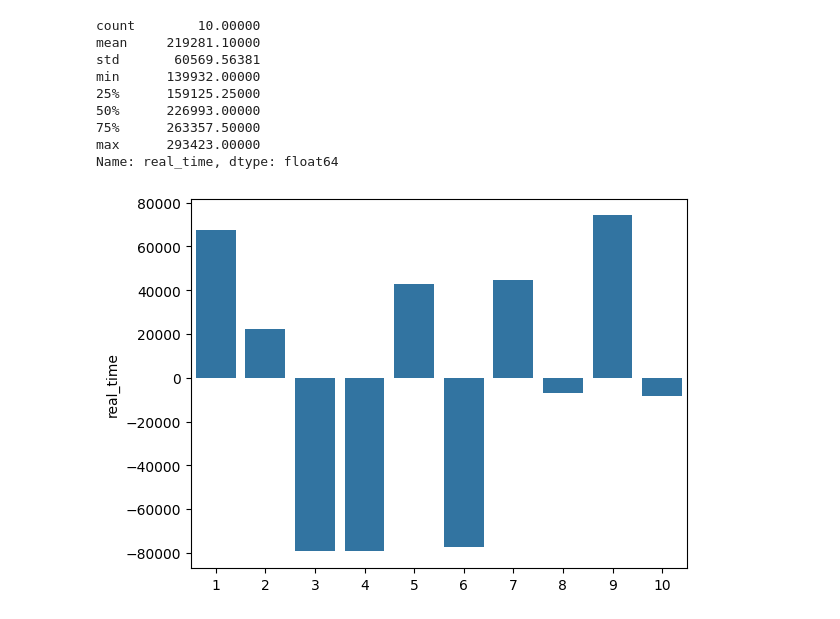
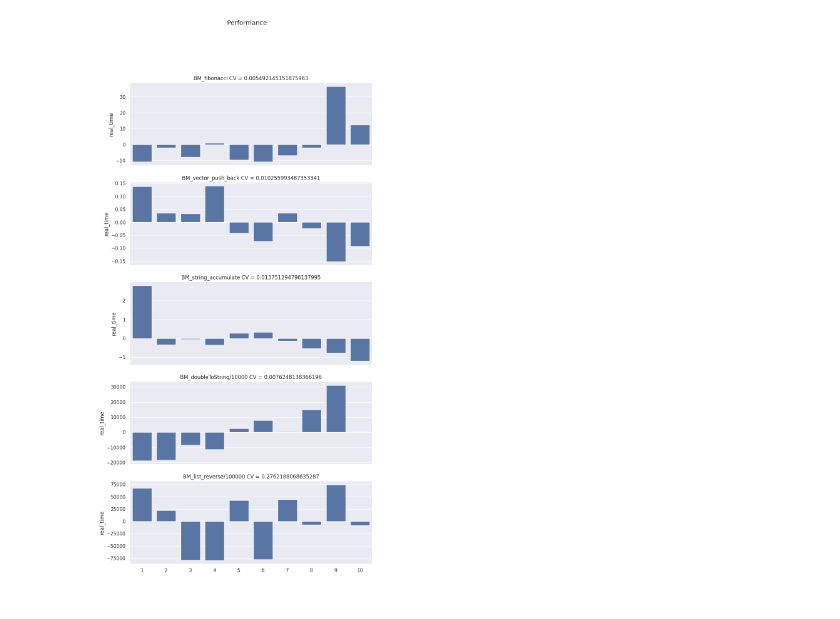
Before and after one commit to Tsyshnatiy/PerfUnitTests, a Jupyter notebook: PerfUnitTestsAnalysis.ipynb, the cells around one changed output. Drawn from its saved outputs; the diff is of its cells as text; code cells hidden in the pictures.

```diff
--- a/PerfUnitTestsAnalysis.ipynb
+++ b/PerfUnitTestsAnalysis.ipynb
@@ -4,17 +4,30 @@
 import pandas as pd
 import seaborn as sns
 import numpy as np
+import matplotlib.pyplot as plt
+
+sns.set()
-# %%
-df = pd.read_csv("sample_data/no_tuning.csv")
 # %%
+def plot(path, tests):
+  df = pd.read_csv(path)
+  df.drop(df[df.name.str.endswith("_mean")].index, inplace = True)
+  df.drop(df[df.name.str.endswith("_median")].index, inplace = True)
+  df.drop(df[df.name.str.endswith("_stddev")].index, inplace = True)
+  df.drop(df[df.name.str.endswith("_cv")].index, inplace = True)
 
-df.drop(df[df.name.str.endswith("_mean")].index, inplace = True)
-df.drop(df[df.name.str.endswith("_median")].index, inplace = True)
-df.drop(df[df.name.str.endswith("_stddev")].index, inplace = True)
-df.drop(df[df.name.str.endswith("_cv")].index, inplace = True)
+  figure, axes = plt.subplots(len(tests), 1, sharex=True, figsize=(10,20))
+  figure.suptitle('Performance')
+
+  for i in range(0, len(tests)):
+    series = df.loc[df.name == tests[i]]
+    minimum = series.real_time.min()
+    maximum = series.real_time.max()
+    mean = series.real_time.mean()
+    stddev = series.real_time.std()
+    series.loc[:, "real_time"] -= mean
+    # series.loc[:, "real_time"] /= maximum - minimum
+
+    x = np.arange(1, series.shape[0] + 1)
+
+    axes[i].set_title(f"{tests[i]} CV = {stddev / mean}")
+    sns.barplot(ax=axes[i], data=series, x=x, y="real_time")
-# %%
-def plot(df, name):
-  series = df.loc[df.name == name]
-  print(series.real_time.describe())
-  series.loc[:, "real_time"] -= series.real_time.mean()
-  sns.barplot(series, x=np.arange(1, series.shape[0] + 1), y="real_time")
@@ -60,13 +34,9 @@ Name: real_time, dtype: float64
-# %%
-plot(df, "BM_list_reverse/100000")
-# %% [output]
-count        10.00000
-mean     219281.10000
-std       60569.56381
-min      139932.00000
-25%      159125.25000
-50%      226993.00000
-75%      263357.50000
-max      293423.00000
-Name: real_time, dtype: float64
-[figure, removed]
+# %%
+tests = ["BM_fibonacci",
+         "BM_vector_push_back",
+         "BM_string_accumulate",
+         "BM_doubleToString/10000",
+         "BM_list_reverse/100000"]
+plot("sample_data/no_tuning.csv", tests)
+# %% [output]
+[figure, added]
```
Also changed, not shown: parts of 4 cells of this notebook.
